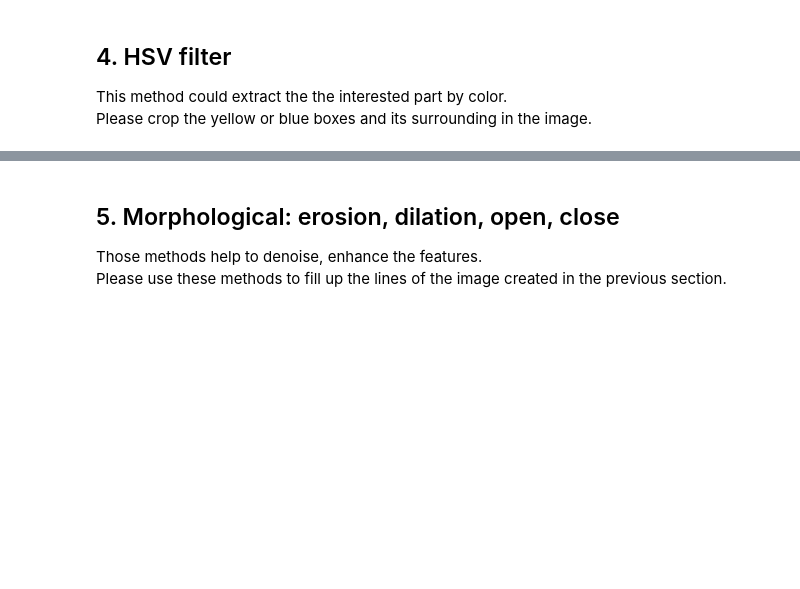
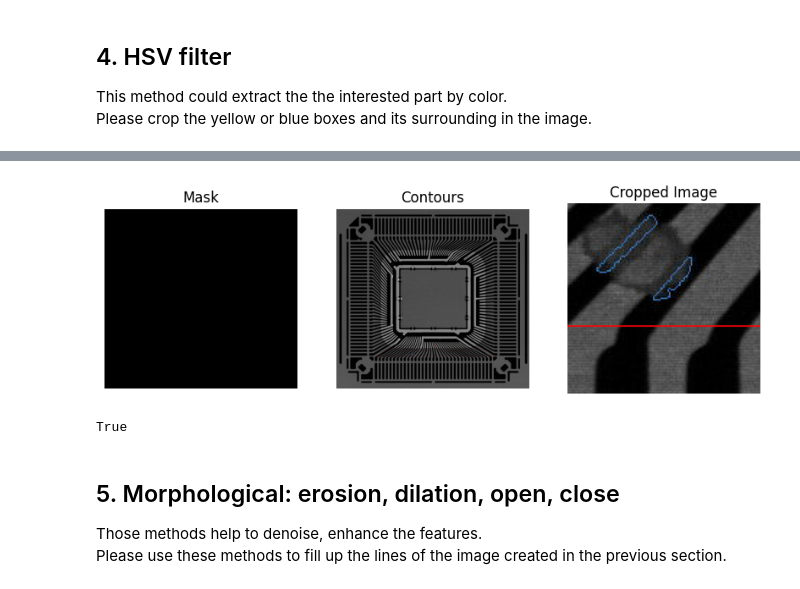
Before and after one commit to chiawei0822/cw, a Jupyter notebook: NEAF_DIP_2024/DIP2024_practice.ipynb, the cells around one changed output, grey strips where cells are left out. Saved outputs shown, nothing was run; the diff lists cells and outputs as text; code cells hidden in the pictures; blank space fills up the shorter version.

```diff
--- a/NEAF_DIP_2024/DIP2024_practice.ipynb
+++ b/NEAF_DIP_2024/DIP2024_practice.ipynb
@@ -343,19 +315,67 @@ True
-# %%
-# Blue box.
-blue = cv2.imread('input/blue.jpg')
-
-# Step 1. Transfer color to HSV
-
-# Step 2. Setting the color range and filter the image.
-
-# Step 3. Binary the image, find the left-top and right-bottom coordinate (x, y, w, h) or (x1, x2, y1, y2).
-
-# Step 4. Crop the image by the coordinate.
-crop_edge = 20  # surrounding 20 pixels
-cropHSV_blue = blue[y-crop_edge: y+h+crop_edge, x-crop_edge: x+w+crop_edge]   # take (x, y, w, h) as example.
-
-# save result
-cv2.imwrite('output/cropHSV_blue.jpg', cropHSV_blue)
+# %%
+# Blue box.
+# blue = cv2.imread('input/blue.jpg')
+
+import cv2
+import numpy as np
+import matplotlib.pyplot as plt
+
+# Read the image
+blue_image = cv2.imread('input/blue.jpg')
+
+# Step 1. Convert the color to HSV
+image_hsv = cv2.cvtColor(blue_image, cv2.COLOR_BGR2HSV)
+
+# Step 2. Set the color range for blue and filter the image
+# These ranges are typical for detecting blue colors, you might need to adjust based on the specific image.
+lowerb = np.array([100, 150, 150])
+upperb = np.array([140, 255, 255])
+mask = cv2.inRange(image_hsv, lowerb, upperb)
+
+# Check if the mask correctly isolates the blue area
+plt.figure(figsize=(10,5))
+plt.subplot(1, 3, 1)
+plt.imshow(mask, cmap='gray')
+plt.title("Mask")
+plt.axis("off")
+
+# Step 3. Find contours directly on the mask
+contours_blue, _ = cv2.findContours(mask, cv2.RETR_EXTERNAL, cv2.CHAIN_APPROX_SIMPLE)
+
+# Draw contours on the original image
+contour_image = blue_image.copy()
+cv2.drawContours(contour_image, contours_blue, -1, (255, 0, 0), 2)
+
+# Display the contour result
+plt.subplot(1, 3, 2)
+plt.imshow(cv2.cvtColor(contour_image, cv2.COLOR_BGR2RGB))
+plt.title("Contours")
+plt.axis("off")
+
+# Step 4. Find bounding box of the largest contour and crop the image
+if contours_blue:
+    x, y, w, h = cv2.boundingRect(contours_blue[0])
+    crop_edge = 65  # Adding some padding
+    cropHSV_blue = blue_image[max(y-crop_edge, 0):y+h+crop_edge, max(x-crop_edge, 0):x+w+crop_edge]
+
+    plt.subplot(1, 3, 3)
+    plt.imshow(cv2.cvtColor(cropHSV_blue, cv2.COLOR_BGR2RGB))
+    plt.title("Cropped Image")
+    plt.axis("off")
+
+    # Save result
+    cv2.imwrite('/mnt/data/cropHSV_blue.jpg', cropHSV_blue)
+else:
+    print("No blue region detected.")
+
+plt.show()
+
+
+# save result
+cv2.imwrite('output/cropHSV_blue.jpg', cropHSV_blue)
+# %% [output]
+[figure, added]
+True
 # %% [markdown]
 ## 5. Morphological: erosion, dilation, open, close
 
```
Also changed, not shown: parts of 5 cells of this notebook, 4 other files.
